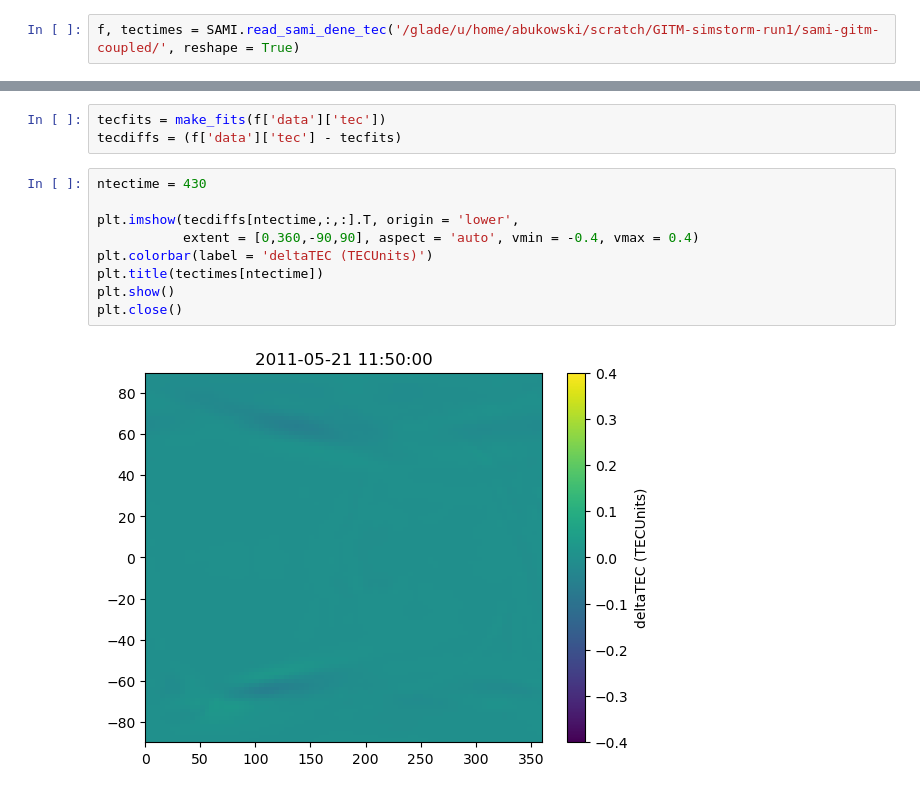
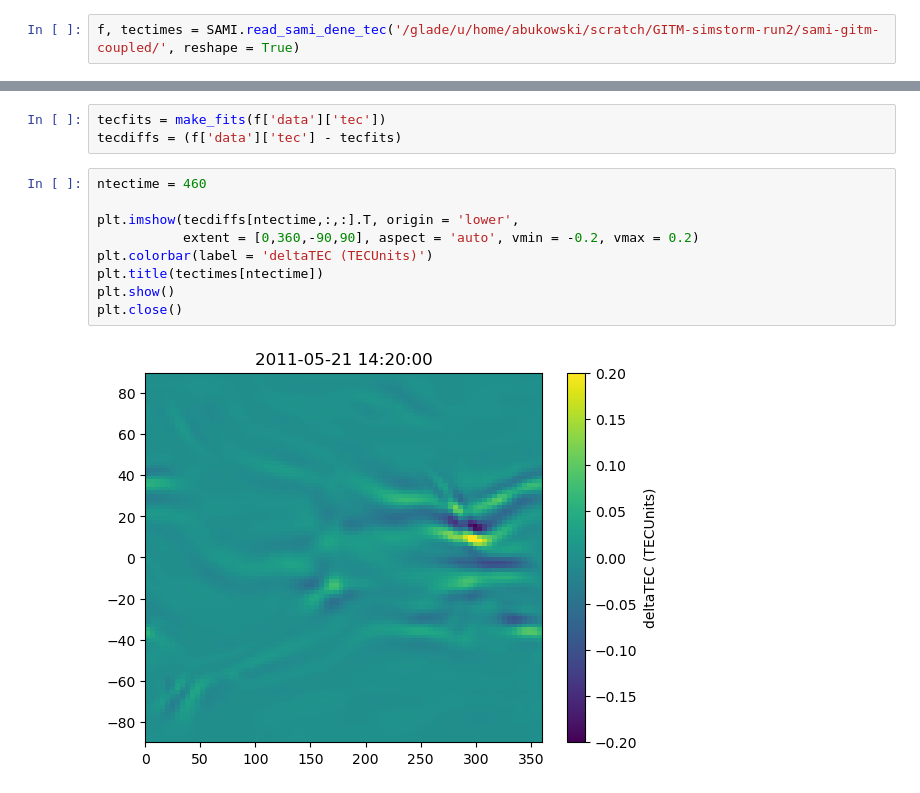
Before and after one commit to abukowski21/SAMI3-GITM-python, a Jupyter notebook: test_stuff.ipynb, the cells around one changed output, grey strips where cells are left out. Cells and saved outputs as stored; diff of their text form.

```diff
--- a/test_stuff.ipynb
+++ b/test_stuff.ipynb
@@ -104,4 +104,4 @@ importlib.reload(SAMI)
 # %% [output]
 <module 'utility_programs.read_routines.SAMI' from '/glade/u/home/abukowski/SAMI3-GITM-python/utility_programs/read_routines/SAMI.py'>
 # %%
-f, tectimes = SAMI.read_sami_dene_tec('/glade/u/home/abukowski/scratch/GITM-simstorm-run1/sami-gitm-coupled/', reshape = True)
+f, tectimes = SAMI.read_sami_dene_tec('/glade/u/home/abukowski/scratch/GITM-simstorm-run2/sami-gitm-coupled/', reshape = True)
@@ -150,13 +169,13 @@ plt.close()
 tecfits = make_fits(f['data']['tec'])
 tecdiffs = (f['data']['tec'] - tecfits)
 # %%
-ntectime = 430
+ntectime = 460
 
 plt.imshow(tecdiffs[ntectime,:,:].T, origin = 'lower',
-           extent = [0,360,-90,90], aspect = 'auto', vmin = -0.4, vmax = 0.4)
+           extent = [0,360,-90,90], aspect = 'auto', vmin = -0.2, vmax = 0.2)
 plt.colorbar(label = 'deltaTEC (TECUnits)')
 plt.title(tectimes[ntectime])
 plt.show()
 plt.close()
 # %% [output]
-[figure, old version]
+[figure, new version]
```
Also changed, not shown: parts of 1 cell of this notebook.
